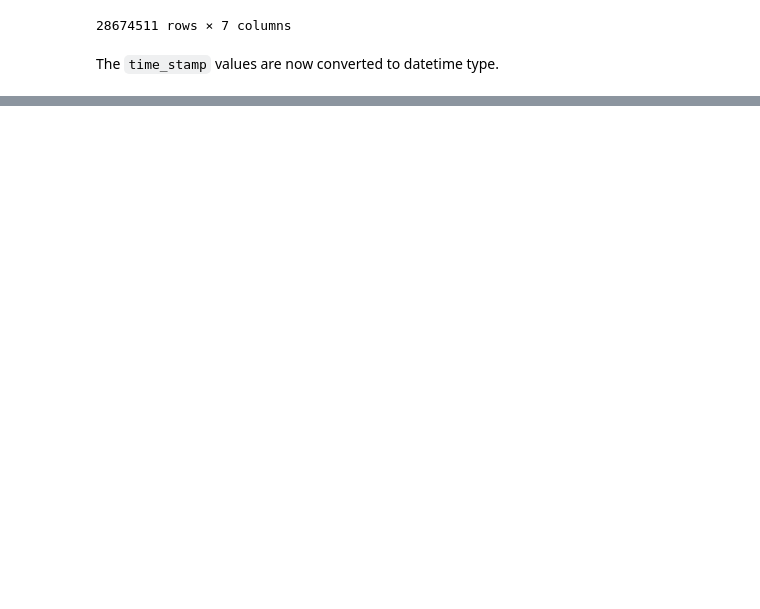
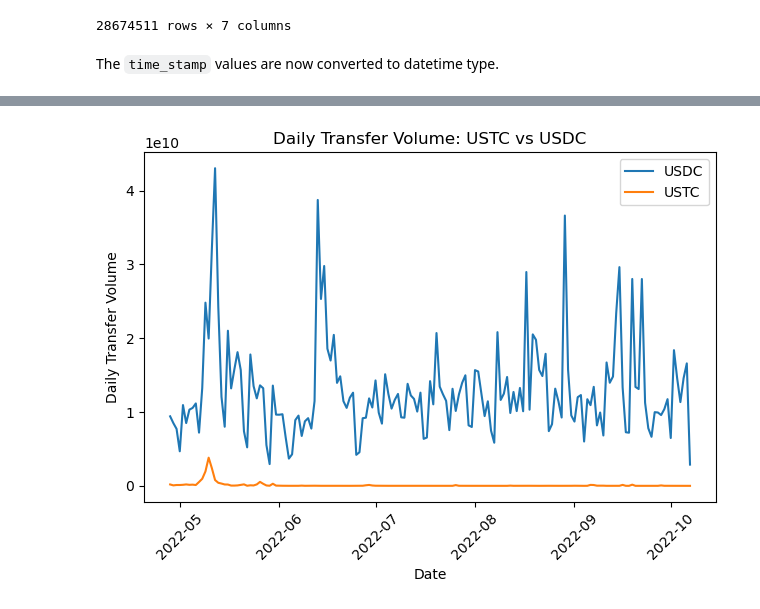
Before and after one commit to loowenwen/dse4101-project, a Jupyter notebook: cleaned_token_transfers.ipynb, the cells around one changed output, grey strips where cells are left out. Saved outputs shown, nothing was run; the diff lists cells and outputs as text; code cells hidden in the pictures; blank space fills up the shorter version.

Commit message:
Commit token_transfers cleaning, EDA and feature engineering

```diff
--- a/cleaned_token_transfers.ipynb
+++ b/cleaned_token_transfers.ipynb
@@ -220,0 +209,4 @@ The `time_stamp` values are now converted to datetime type.
+# %%
+token_filtered = token[token["contract_address"].isin(["USTC", "USDC"])].copy()
+token_filtered = token_filtered.sort_values(["block_number", "transaction_index"])
+token_filtered["date"] = token_filtered["time_stamp"].dt.date
@@ -220,0 +217,4 @@ The `time_stamp` values are now converted to datetime type.
+# %%
+vol = token_filtered.copy()
+vol = vol.groupby(["contract_address", "date"])["value"].sum().rename("daily_volume").reset_index()
+vol
@@ -220,0 +235,14 @@ The `time_stamp` values are now converted to datetime type.
+# %%
+for contract in vol["contract_address"].unique():
+    subset = vol[vol["contract_address"] == contract]
+    plt.plot(subset["date"], subset["daily_volume"], label=contract)
+
+plt.xlabel("Date")
+plt.ylabel("Daily Transfer Volume")
+plt.title("Daily Transfer Volume: USTC vs USDC")
+plt.legend()
+plt.xticks(rotation=45)
+plt.tight_layout()
+plt.show()
+# %% [output]
+[figure, added]
```
Also changed, not shown: parts of 32 cells of this notebook.
